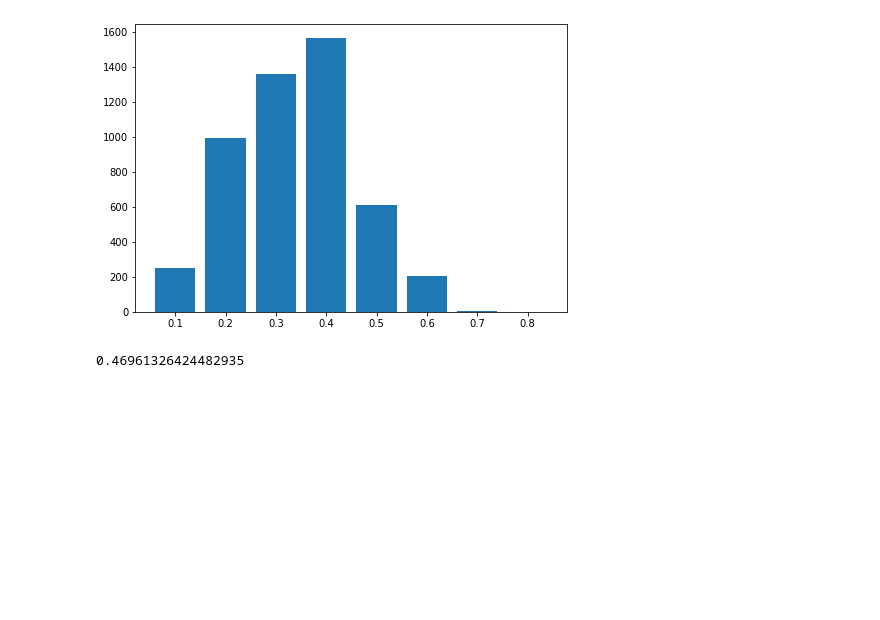
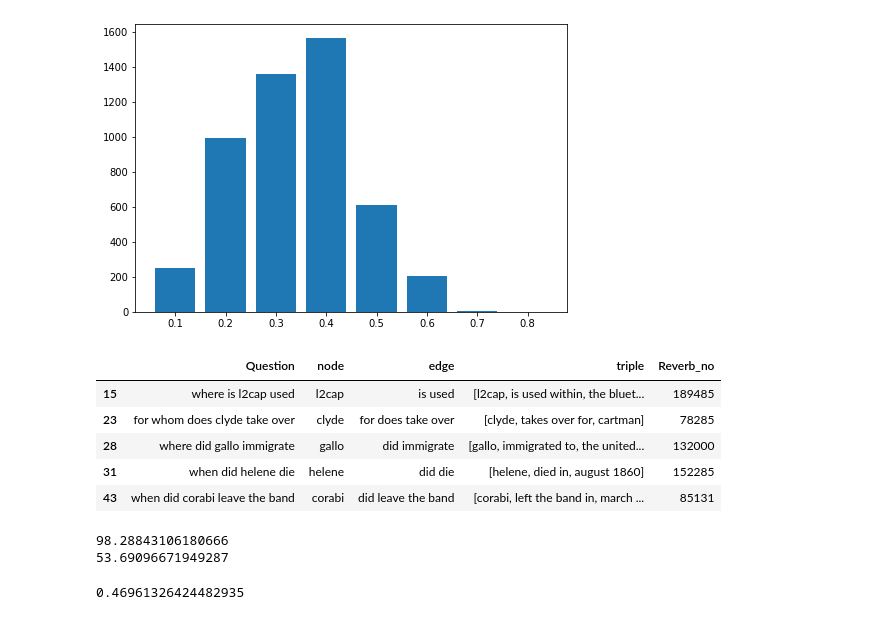
Before and after one commit to somayyehbeh/BERT-QA, a Jupyter notebook: src/Exploratory Data Analysis.ipynb, the cells around one changed output. Cells and saved outputs as stored; diff of their text form; code cells hidden in the pictures; blank space fills up the shorter version.

Commit message:
error analysis with fuzzywuzzy

```diff
--- a/src/Exploratory Data Analysis.ipynb
+++ b/src/Exploratory Data Analysis.ipynb
@@ -273,6 +276,8 @@ INFO:matplotlib.category:Using categorical units to plot a list of strings that
 INFO:matplotlib.category:Using categorical units to plot a list of strings that are all parsable as floats or dates. If these strings should be plotted as numbers, cast to the appropriate data type be ...
 [figure]
 # %%
+refrence = pd.read_excel('../data/intermediate.xlsx')
+refrence.Question = refrence.Question.apply(lambda x:str(x).lower().strip())
 error_dataframe = {
                     'Question':[],
                     'candidates':[],
@@ -280,7 +285,7 @@ error_dataframe = {
                     'node':[],
                     'edge':[]
                 }
-with open('../results/Valid_Set_With.txt', 'r') as res:
+with open('../results/Test_Set_Without.txt', 'r') as res:
     for line in res:
         if line.find('Question')!=-1:
             temp = eval(line.split(': ')[1].strip())
@@ -290,7 +295,7 @@ with open('../results/Valid_Set_With.txt', 'r') as res:
         elif line.find('Node: ')!=-1:
             line = line.replace(', Edge','').split(': ')
             error_dataframe['node'].append(line[1])
-            error_dataframe['edge'].append(line[2])
+            error_dataframe['edge'].append(line[2].strip())
         elif line.find('Actual line number')!=-1:
             error_dataframe['actual'].append(eval(line.split(': ')[1].strip()))
 error_dataframe['Meaningful'] = [1 for _ in error_dataframe['actual']]
@@ -298,6 +303,41 @@ error_dataframe['Meaningful'] = [1 for _ in error_dataframe['actual']]
 #     print(k, len(v), v[:5])
 #     error_dataframe[k]=v[:5350]
 error_df = pd.DataFrame(error_dataframe)
+# %%
+error_analysis = pd.merge(error_df, refrence, how='inner', on='Question')
+# %%
+empty_condidates = error_analysis[error_analysis.candidates.apply(lambda x:len(x)==0)][['Question', 'node', 'edge', 'triple', 'Reverb_no']]
+empty_condidates['triple'] = empty_condidates.triple.apply(lambda x:list(str(item).lower() for item in eval(x)))
+# %%
+# empty_condidates.to_excel('empty_candidates.xlsx')
+empty_condidates.head()
+# %% [output]
+|  | Question | node | edge | triple | Reverb_no |
+| 15 | where is l2cap used | l2cap | is used | [l2cap, is used within, the bluet... | 189485 |
+| 23 | for whom does clyde take over | clyde | for does take over | [clyde, takes over for, cartman] | 78285 |
+| 28 | where did gallo immigrate | gallo | did immigrate | [gallo, immigrated to, the united... | 132000 |
+| 31 | when did helene die | helene | did die | [helene, died in, august 1860] | 152285 |
+| 43 | when did corabi leave the band | corabi | did leave the band | [corabi, left the band in, march ... | 85131 |
+# %%
+from fuzzywuzzy import fuzz
+node_precision, edge_precision = [], []
+for index, row in empty_condidates.iterrows():
+  try:
+
+    temp = max([fuzz.ratio(item, row['node']) for item in row['triple']])
+    node_precision.append(temp)
+    temp = max([fuzz.ratio(item, row['edge']) for item in row['triple']])
+    edge_precision.append(temp)
+
+  except Exception as e:
+    # raise e
+    pass
+  # break
+print(sum(node_precision)/len(node_precision))
+print(sum(edge_precision)/len(edge_precision))
+# %% [output]
+98.28843106180666
+53.69096671949287
 # %%
 def rec_rank(key,dic):
     try:
```
Also changed, not shown: parts of 3 cells of this notebook.
